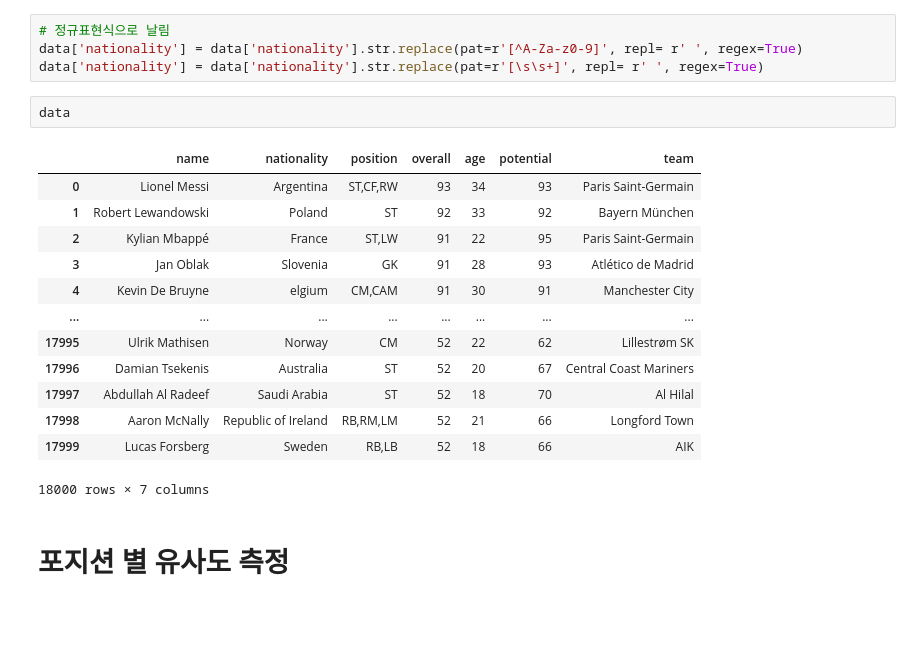
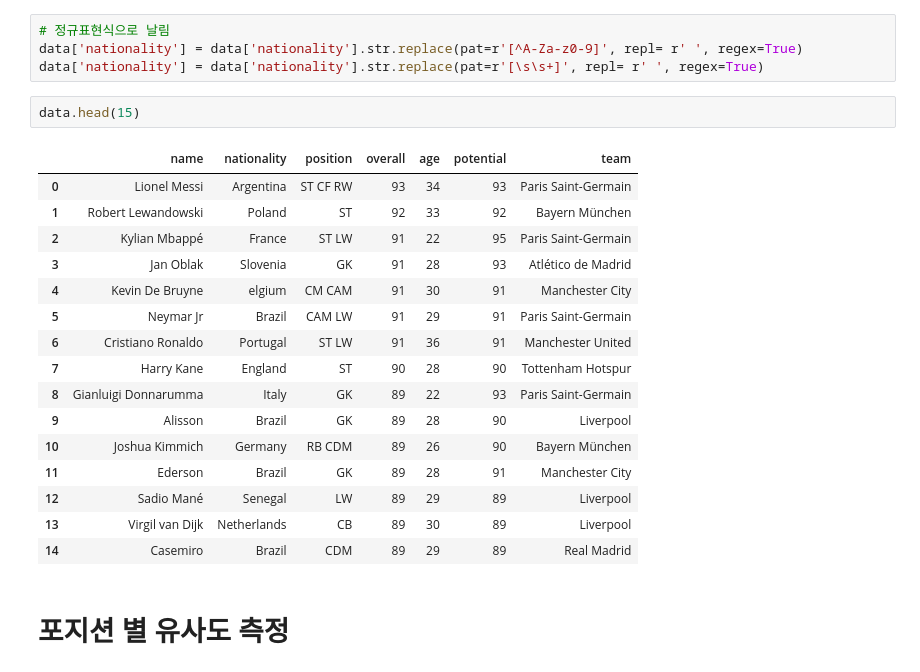
Before and after one commit to SubinKim22/project, a Jupyter notebook: fifa22.ipynb, the cells around one changed output. Drawn from its saved outputs; the diff is of its cells as text; blank space fills up the shorter version.

```diff
--- a/fifa22.ipynb
+++ b/fifa22.ipynb
@@ -78,21 +79,24 @@ Name: nationality, Length: 18000, dtype: object
 data['nationality'] = data['nationality'].str.replace(pat=r'[^A-Za-z0-9]', repl= r' ', regex=True)
 data['nationality'] = data['nationality'].str.replace(pat=r'[\s\s+]', repl= r' ', regex=True)
 # %%
-data
+data.head(15)
 # %% [output]
 |  | name | nationality | position | overall | age | potential | team |
-| 0 | Lionel Messi | Argentina | ST,CF,RW | 93 | 34 | 93 | Paris Saint-Germain |
+| 0 | Lionel Messi | Argentina | ST CF RW | 93 | 34 | 93 | Paris Saint-Germain |
 | 1 | Robert Lewandowski | Poland | ST | 92 | 33 | 92 | Bayern München |
-| 2 | Kylian Mbappé | France | ST,LW | 91 | 22 | 95 | Paris Saint-Germain |
+| 2 | Kylian Mbappé | France | ST LW | 91 | 22 | 95 | Paris Saint-Germain |
 | 3 | Jan Oblak | Slovenia | GK | 91 | 28 | 93 | Atlético de Madrid |
-| 4 | Kevin De Bruyne | elgium | CM,CAM | 91 | 30 | 91 | Manchester City |
-| ... | ... | ... | ... | ... | ... | ... | ... |
-| 17995 | Ulrik Mathisen | Norway | CM | 52 | 22 | 62 | Lillestrøm SK |
-| 17996 | Damian Tsekenis | Australia | ST | 52 | 20 | 67 | Central Coast Mariners |
-| 17997 | Abdullah Al Radeef | Saudi Arabia | ST | 52 | 18 | 70 | Al Hilal |
-| 17998 | Aaron McNally | Republic of Ireland | RB,RM,LM | 52 | 21 | 66 | Longford Town |
-| 17999 | Lucas Forsberg | Sweden | RB,LB | 52 | 18 | 66 | AIK |
+| 4 | Kevin De Bruyne | elgium | CM CAM | 91 | 30 | 91 | Manchester City |
+| 5 | Neymar Jr | Brazil | CAM LW | 91 | 29 | 91 | Paris Saint-Germain |
+| 6 | Cristiano Ronaldo | Portugal | ST LW | 91 | 36 | 91 | Manchester United |
+| 7 | Harry Kane | England | ST | 90 | 28 | 90 | Tottenham Hotspur |
+| 8 | Gianluigi Donnarumma | Italy | GK | 89 | 22 | 93 | Paris Saint-Germain |
+| 9 | Alisson | Brazil | GK | 89 | 28 | 90 | Liverpool |
+| 10 | Joshua Kimmich | Germany | RB CDM | 89 | 26 | 90 | Bayern München |
+| 11 | Ederson | Brazil | GK | 89 | 28 | 91 | Manchester City |
+| 12 | Sadio Mané | Senegal | LW | 89 | 29 | 89 | Liverpool |
+| 13 | Virgil van Dijk | Netherlands | CB | 89 | 30 | 89 | Liverpool |
+| 14 | Casemiro | Brazil | CDM | 89 | 29 | 89 | Real Madrid |
-18000 rows × 7 columns
 # %% [markdown]
 # 포지션 별 유사도 측정
 # %%
```
Also changed, not shown: parts of 11 cells of this notebook.
